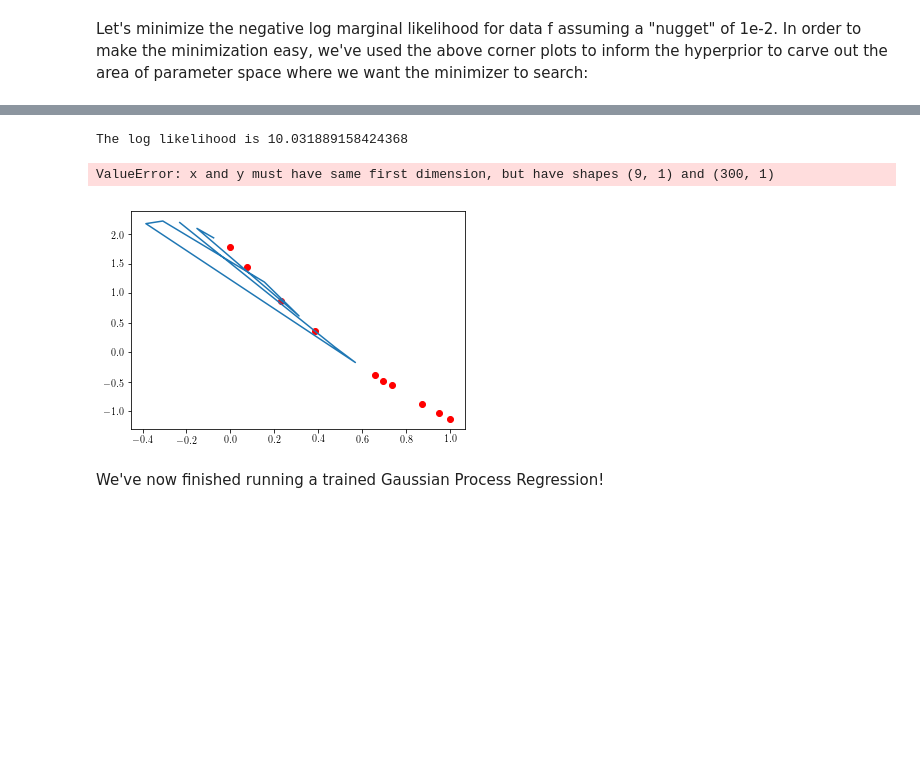
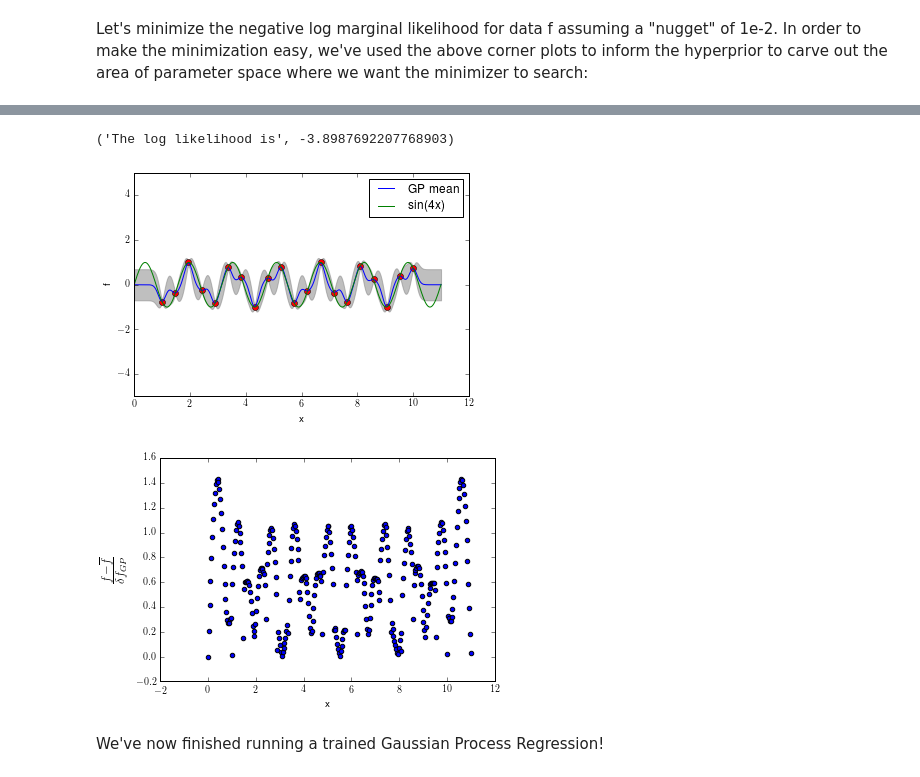
Before and after one commit to stasbabak/GPR_Chris_Zoheyr, a Jupyter notebook: dev/LectureNotes.ipynb, the cells around one changed output, grey strips where cells are left out. Saved outputs shown, nothing was run; the diff lists cells and outputs as text; code cells hidden in the pictures; blank space fills up the shorter version.

```diff
--- a/dev/LectureNotes.ipynb
+++ b/dev/LectureNotes.ipynb
@@ -1343,4 +1315,11 @@ print ( res )
 # %%
+# The training points and training values
+X = np.linspace(1,10,20).reshape(-1,1)
+f = np.sin(4.*X)#+np.random.normal(0.,ferr,size=X.shape)
+
+# The test points and real values of f at test points
+Xstar = np.linspace(0,11,300).reshape(-1,1)
+fstar = np.sin(4.*Xstar)
 
 # Use optimized hyperparameters
 cov_scale = 10**res["x"][0]
@@ -1360,36 +1339,36 @@ alpha = LA.cho_solve((L,True), f)
 fstar_bar = np.dot(KXXstar,alpha)
 variances = []
 for i in range(KXXstar.shape[0]):
     v = LA.solve_triangular(L,KXXstar[i,:],lower=True)
     variances.append(cov_scale-np.dot(v.T,v))
 stds = np.sqrt(variances)
 
 # Step 6
 lml = -(1./2.)*np.dot(f.T,alpha) - np.sum(np.log(np.diag(L))) - (1./2.)*np.log(2*np.pi)
 lml = lml.flatten()[0]
 print ( 'The log likelihood is' , lml )
 
 plt.plot(X,f,'ro')
 plt.plot(Xstar,fstar_bar,label='GP mean')
 plt.plot(Xstar,fstar,label='sin(4x)')
 
 Xstar_flat,fstar_bar_flat=Xstar.flatten(),fstar_bar.flatten()
 plt.fill_between(Xstar_flat,fstar_bar_flat-stds,fstar_bar_flat+stds,alpha=0.5,color='gray')
 plt.ylim([-5,5])
 plt.xlabel('x')
 plt.ylabel('f')
 plt.legend()
 
 plt.figure()
 plt.scatter(Xstar,np.divide(np.abs(fstar-fstar_bar).flatten(),stds),label='mean residual')
 plt.xlabel('x')
 plt.ylabel(r'$\frac{f-\overline{f}}{\delta f_{GP}}$',fontsize=18);
 
 plt.show()
 # %% [output]
-The log likelihood is 10.031889158424368
+('The log likelihood is', -3.8987692207768903)
-ValueError: x and y must have same first dimension, but have shapes (9, 1) and (300, 1)
-[figure, old version]
+[figure, new version]
+[figure, added]
 # %% [markdown]
 We've now finished running a trained Gaussian Process Regression!
 # %% [markdown]
```
Also changed, not shown: parts of 9 cells of this notebook.
